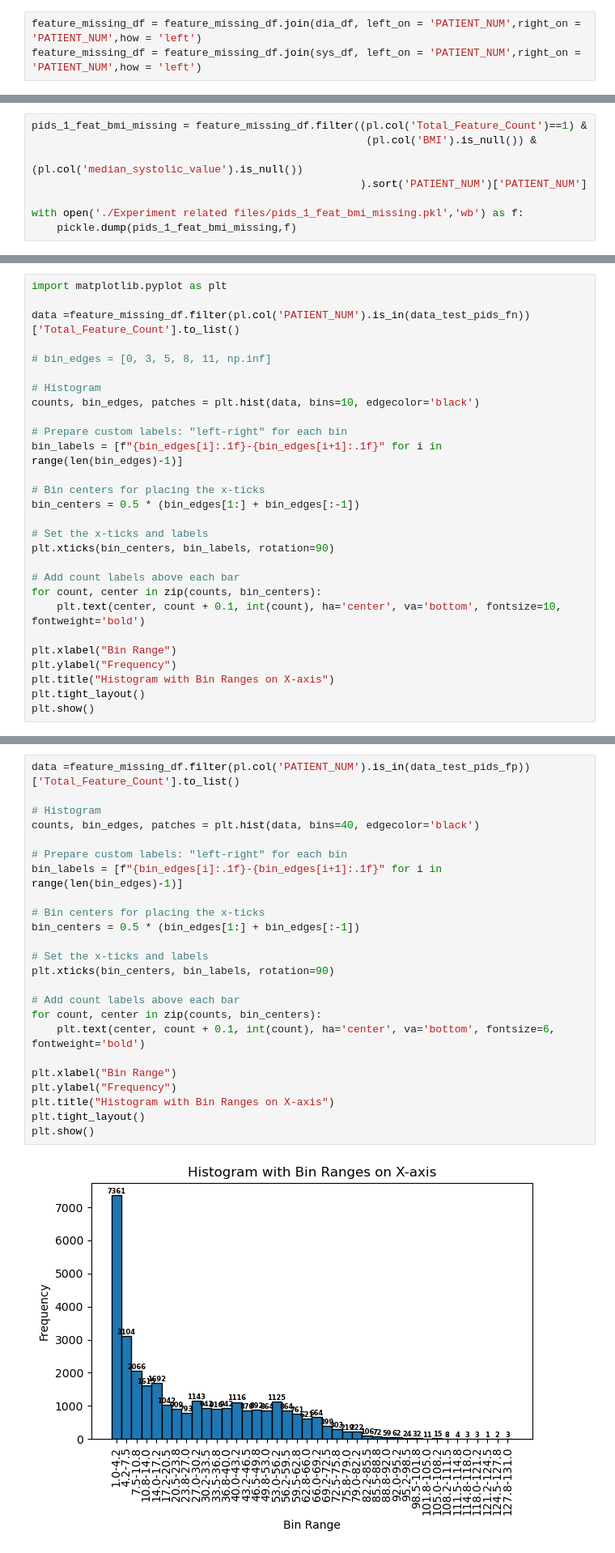
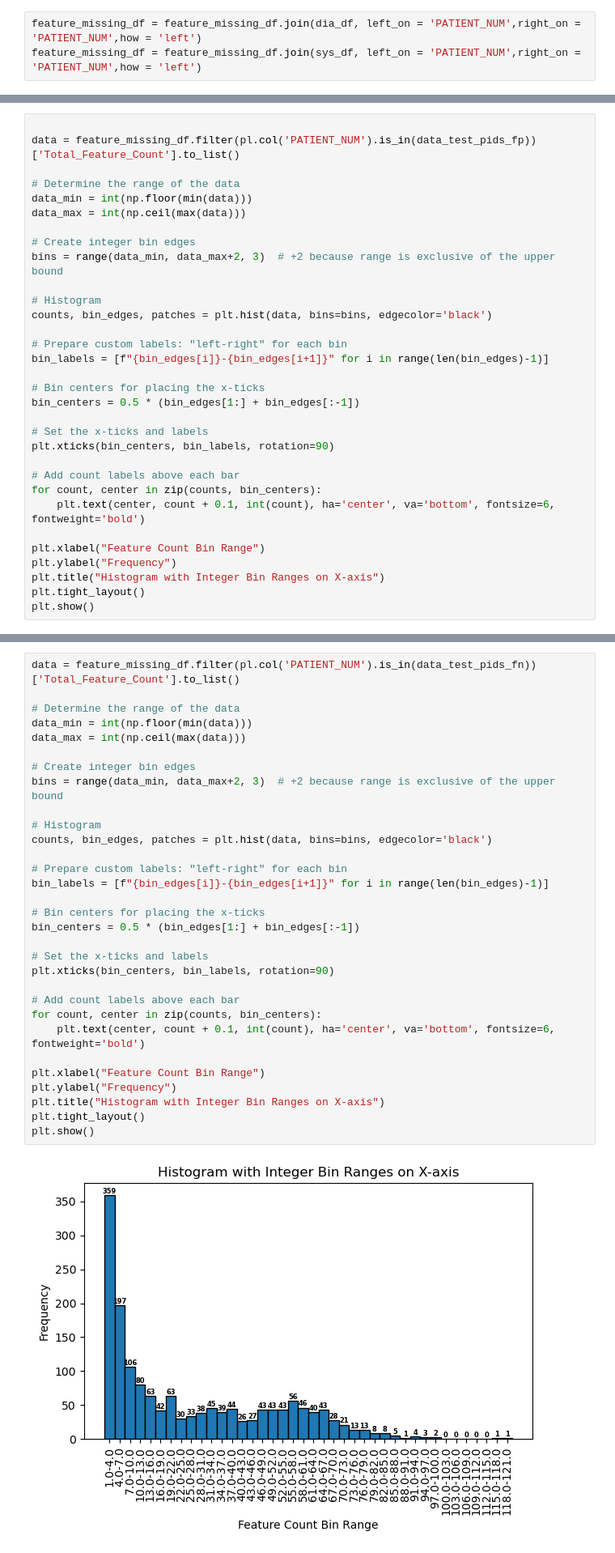
Before and after one commit to rachac-umass/Determine_overview, a Jupyter notebook: Determine_OCHIN_code/Error_Analysis/Error Analysis code.ipynb, the cells around one changed output, grey strips where cells are left out. Shown at 81% size. Cells and saved outputs as stored; diff of their text form.

```diff
--- a/Determine_OCHIN_code/Error_Analysis/Error Analysis code.ipynb
+++ b/Determine_OCHIN_code/Error_Analysis/Error Analysis code.ipynb
@@ -426,8 +378,0 @@ TypeError: '<' not supported between instances of 'NoneType' and 'NoneType'
-# %%
-pids_1_feat_bmi_missing = feature_missing_df.filter((pl.col('Total_Feature_Count')==1) &
-                                                     (pl.col('BMI').is_null()) &
-                                                      (pl.col('median_systolic_value').is_null())
-                                                    ).sort('PATIENT_NUM')['PATIENT_NUM']
-
-with open('./Experiment related files/pids_1_feat_bmi_missing.pkl','wb') as f:
-    pickle.dump(pids_1_feat_bmi_missing,f)
@@ -454,15 +625,19 @@ len(list(set(pids_1_feat_bmi_missing) & set(data_test_pids_tn)))
 # %%
-import matplotlib.pyplot as plt
 
-data =feature_missing_df.filter(pl.col('PATIENT_NUM').is_in(data_test_pids_fn))['Total_Feature_Count'].to_list()
+data = feature_missing_df.filter(pl.col('PATIENT_NUM').is_in(data_test_pids_fp))['Total_Feature_Count'].to_list()
 
-# bin_edges = [0, 3, 5, 8, 11, np.inf]
+# Determine the range of the data
+data_min = int(np.floor(min(data)))
+data_max = int(np.ceil(max(data)))
+
+# Create integer bin edges
+bins = range(data_min, data_max+2, 3)  # +2 because range is exclusive of the upper bound
 
 # Histogram
-counts, bin_edges, patches = plt.hist(data, bins=10, edgecolor='black')
+counts, bin_edges, patches = plt.hist(data, bins=bins, edgecolor='black')
 
 # Prepare custom labels: "left-right" for each bin
-bin_labels = [f"{bin_edges[i]:.1f}-{bin_edges[i+1]:.1f}" for i in range(len(bin_edges)-1)]
+bin_labels = [f"{bin_edges[i]}-{bin_edges[i+1]}" for i in range(len(bin_edges)-1)]
 
 # Bin centers for placing the x-ticks
 bin_centers = 0.5 * (bin_edges[1:] + bin_edges[:-1])
@@ -472,11 +647,11 @@ plt.xticks(bin_centers, bin_labels, rotation=90)
 
 # Add count labels above each bar
 for count, center in zip(counts, bin_centers):
-    plt.text(center, count + 0.1, int(count), ha='center', va='bottom', fontsize=10, fontweight='bold')
+    plt.text(center, count + 0.1, int(count), ha='center', va='bottom', fontsize=6, fontweight='bold')
 
-plt.xlabel("Bin Range")
+plt.xlabel("Feature Count Bin Range")
 plt.ylabel("Frequency")
-plt.title("Histogram with Bin Ranges on X-axis")
+plt.title("Histogram with Integer Bin Ranges on X-axis")
 plt.tight_layout()
 plt.show()
 # %% [output]
@@ -484,29 +665,36 @@ plt.show()
 # %%
-data =feature_missing_df.filter(pl.col('PATIENT_NUM').is_in(data_test_pids_fp))['Total_Feature_Count'].to_list()
+data = feature_missing_df.filter(pl.col('PATIENT_NUM').is_in(data_test_pids_fn))['Total_Feature_Count'].to_list()
+
+# Determine the range of the data
+data_min = int(np.floor(min(data)))
+data_max = int(np.ceil(max(data)))
+
+# Create integer bin edges
+bins = range(data_min, data_max+2, 3)  # +2 because range is exclusive of the upper bound
 
 # Histogram
-counts, bin_edges, patches = plt.hist(data, bins=40, edgecolor='black')
+counts, bin_edges, patches = plt.hist(data, bins=bins, edgecolor='black')
 
 # Prepare custom labels: "left-right" for each bin
-bin_labels = [f"{bin_edges[i]:.1f}-{bin_edges[i+1]:.1f}" for i in range(len(bin_edges)-1)]
+bin_labels = [f"{bin_edges[i]}-{bin_edges[i+1]}" for i in range(len(bin_edges)-1)]
 
 # Bin centers for placing the x-ticks
 bin_centers = 0.5 * (bin_edges[1:] + bin_edges[:-1])
 
 # Set the x-ticks and labels
 plt.xticks(bin_centers, bin_labels, rotation=90)
 
 # Add count labels above each bar
 for count, center in zip(counts, bin_centers):
     plt.text(center, count + 0.1, int(count), ha='center', va='bottom', fontsize=6, fontweight='bold')
 
-plt.xlabel("Bin Range")
+plt.xlabel("Feature Count Bin Range")
 plt.ylabel("Frequency")
-plt.title("Histogram with Bin Ranges on X-axis")
+plt.title("Histogram with Integer Bin Ranges on X-axis")
 plt.tight_layout()
 plt.show()
 # %% [output]
-[figure, old version]
+[figure, new version]
 # %%
 rows = ['Feature Count <= 1','Feature Count <= 2','Feature Count <= 3','Feature Count <= 4','Feature Count <= 5']
 # %%
```
Also changed, not shown: parts of 42 cells of this notebook, 2 other files.
